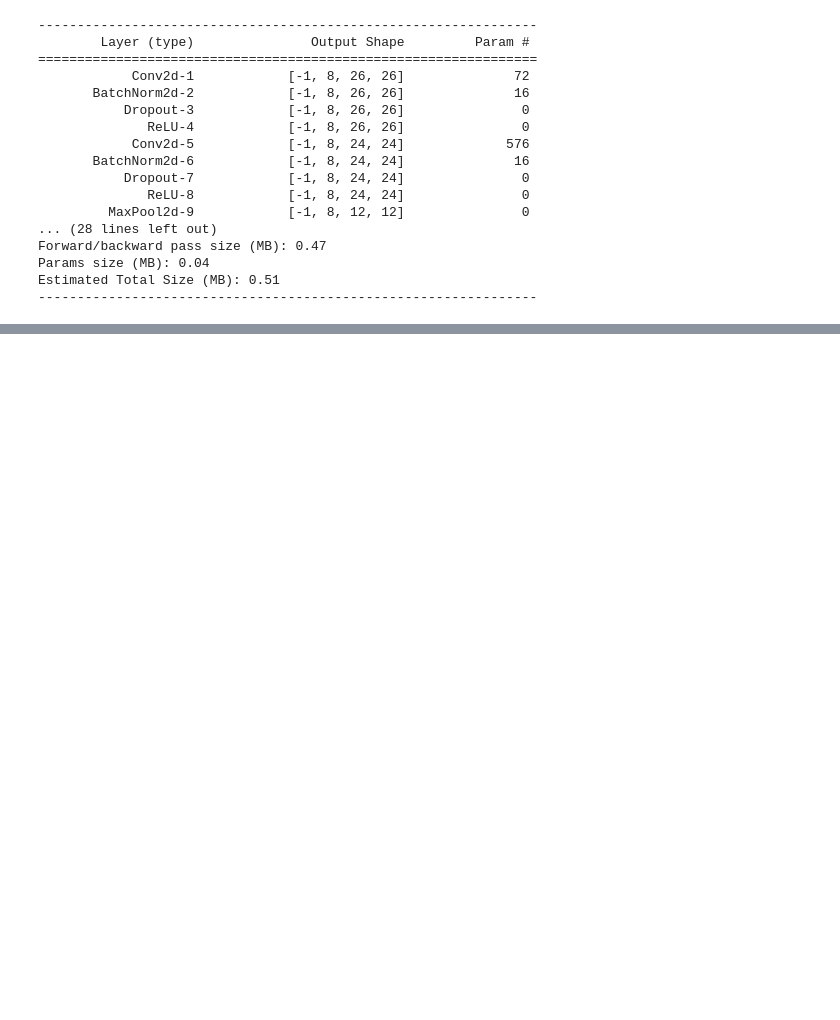
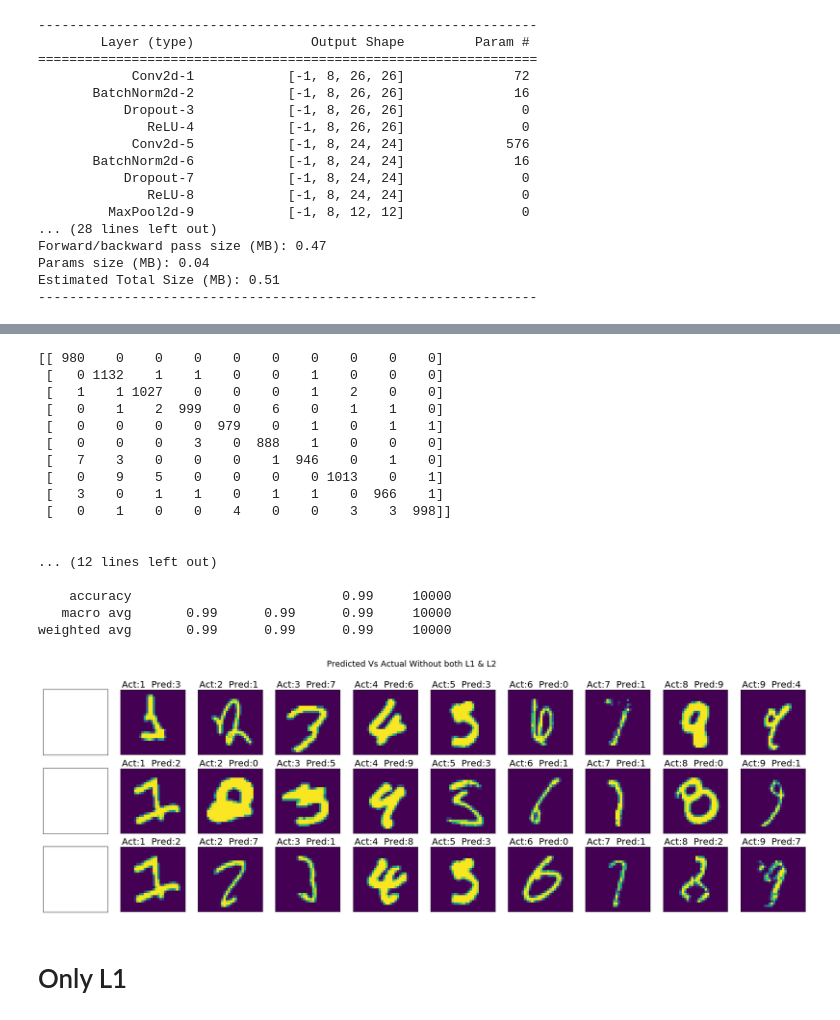
Before and after one commit to gantir/eva4, a Jupyter notebook: s6/EVA4_Session_6.ipynb, the cells around one changed output, grey strips where cells are left out. Drawn from its saved outputs; the diff is of its cells as text; code cells hidden in the pictures; blank space fills up the shorter version.

```diff
--- a/s6/EVA4_Session_6.ipynb
+++ b/s6/EVA4_Session_6.ipynb
@@ -69,6 +84,42 @@ kwargs = {'num_workers': 1, 'pin_memory': True, 'batch_size': batch_size} if use
 train_loader = torch.utils.data.DataLoader(train_dataset, shuffle=True, **kwargs)
 
 test_loader = torch.utils.data.DataLoader( test_dataset , shuffle=True, **kwargs)
+# %%
+def model_pred(model, device, test_data_set):
+    model.eval()
+    data_loader_args = dict(shuffle=False, batch_size=test_data_set.test_data.cpu().numpy().shape[0], num_workers=4, pin_memory=True) if use_cuda else dict(shuffle=True, batch_size=10000)
+    test_loader = torch.utils.data.DataLoader(test_data_set, **data_loader_args)
+    with torch.no_grad():
+        for data, target in test_loader:
+            data, target = data.to(device), target.to(device)
+            output = model(data)
+            pred = output.argmax(dim=1, keepdim=True)  # get the index of the max log-probability
+        pred = pred.cpu().numpy()
+    print(confusion_matrix(test_data_set.test_labels.cpu().numpy(), pred.reshape(-1)))
+    print('\n')
+    print(classification_report(test_data_set.test_labels.cpu().numpy(), pred.reshape(-1), target_names=class_names))
+    return pred
+
+
+
+def display_mislabelled(model, device, x_test, y_test, y_pred, title_str):
+    fig = plt.figure(figsize=(30,9))
+    fig.suptitle(title_str, fontsize=18)
+    idx1 = np.where(y_test[:] != y_pred)[0]
+    for j in range(3):
+        for i in range(len(class_names)):
+            ax = fig.add_subplot(3, 10, j*10+i+1, xticks=[], yticks=[])
+            idx = np.where(y_test[:] == i)[0]
+            intsct = np.intersect1d(idx1, idx)
+            features_idx = x_test[intsct, ::]
+            try:
+              img_num = np.random.randint(features_idx.shape[0])
+            except:
+              continue
+            im = features_idx[img_num]
+            ax.set_title('Act:{} '.format(i) + ' Pred:{} '.format(y_pred[intsct[img_num]][0]), fontsize=20)
+            plt.imshow(im)
+    plt.show()
 # %%
 # We'd need to convert it into Numpy! Remember above we have converted it into tensors already
 train_data = train_dataset.train_data
@@ -193,6 +251,6 @@ class Net(nn.Module):
 # %%
-model = Net().to(device)
-summary(model, input_size=(1, 28, 28))
+model1 = Net().to(device)
+summary(model1, input_size=(1, 28, 28))
 # %% [output]
 ----------------------------------------------------------------
         Layer (type)               Output Shape         Param #
@@ -240,0 +297,24 @@ Epoch: 6 -- Test Set, Validation Loss: 0.03068501 Validation Accuracy: 99.0100%
+# %%
+y_pred_1 = model_pred(model1, device, test_dataset)
+display_mislabelled(model1, device, x_test, y_test.reshape(-1,1), y_pred_1, 'Predicted Vs Actual Without both L1 & L2')
+# %% [output]
+[[ 980    0    0    0    0    0    0    0    0    0]
+ [   0 1132    1    1    0    0    1    0    0    0]
+ [   1    1 1027    0    0    0    1    2    0    0]
+ [   0    1    2  999    0    6    0    1    1    0]
+ [   0    0    0    0  979    0    1    0    1    1]
+ [   0    0    0    3    0  888    1    0    0    0]
+ [   7    3    0    0    0    1  946    0    1    0]
+ [   0    9    5    0    0    0    0 1013    0    1]
+ [   3    0    1    1    0    1    1    0  966    1]
+ [   0    1    0    0    4    0    0    3    3  998]]
+
+
+... (12 lines left out)
+
+    accuracy                           0.99     10000
+   macro avg       0.99      0.99      0.99     10000
+weighted avg       0.99      0.99      0.99     10000
+[figure, added]
+# %% [markdown]
+# Only L1
```
Also changed, not shown: parts of 16 cells of this notebook.
